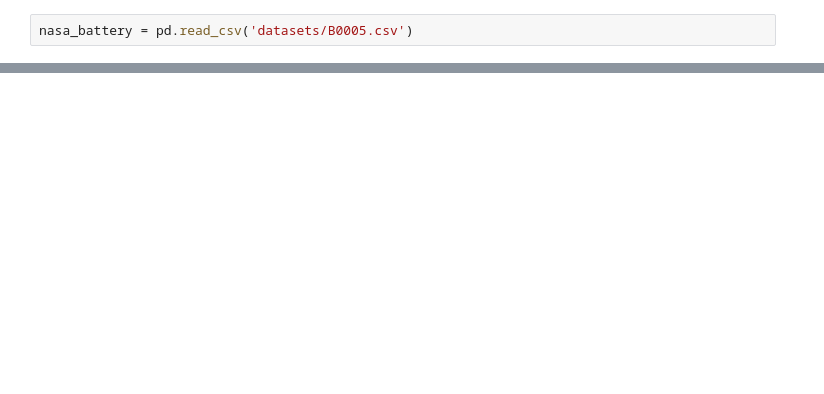
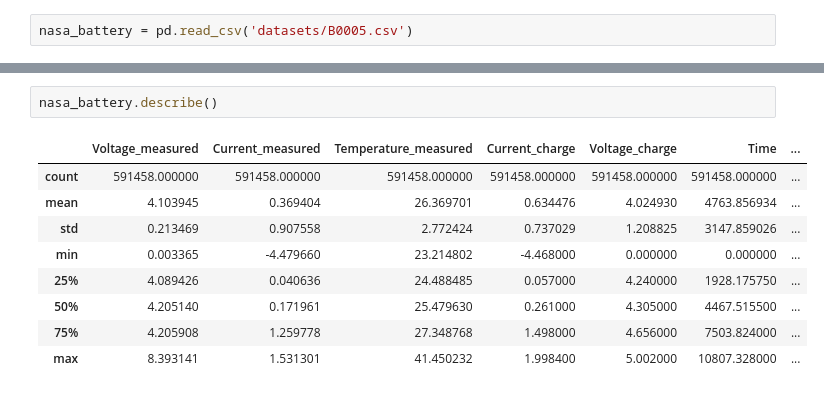
Before and after one commit to kathrinthenhausen/EnergySystems, a Jupyter notebook: Classification.ipynb, the cells around one changed output, grey strips where cells are left out. Saved outputs shown, nothing was run; the diff lists cells and outputs as text; blank space fills up the shorter version.

```diff
--- a/Classification.ipynb
+++ b/Classification.ipynb
@@ -50,0 +73,12 @@ nasa_battery
+# %%
+nasa_battery.describe()
+# %% [output]
+|  | Voltage_measured | Current_measured | Temperature_measured | Current_charge | Voltage_charge | Time | ... |
+| count | 591458.000000 | 591458.000000 | 591458.000000 | 591458.000000 | 591458.000000 | 591458.000000 | ... |
+| mean | 4.103945 | 0.369404 | 26.369701 | 0.634476 | 4.024930 | 4763.856934 | ... |
+| std | 0.213469 | 0.907558 | 2.772424 | 0.737029 | 1.208825 | 3147.859026 | ... |
+| min | 0.003365 | -4.479660 | 23.214802 | -4.468000 | 0.000000 | 0.000000 | ... |
+| 25% | 4.089426 | 0.040636 | 24.488485 | 0.057000 | 4.240000 | 1928.175750 | ... |
+| 50% | 4.205140 | 0.171961 | 25.479630 | 0.261000 | 4.305000 | 4467.515500 | ... |
+| 75% | 4.205908 | 1.259778 | 27.348768 | 1.498000 | 4.656000 | 7503.824000 | ... |
+| max | 8.393141 | 1.531301 | 41.450232 | 1.998400 | 5.002000 | 10807.328000 | ... |
```
Also changed, not shown: parts of 26 cells of this notebook, 1 other file.
